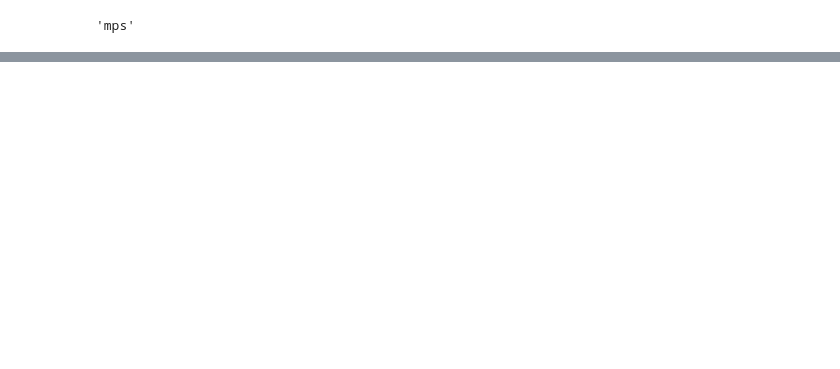
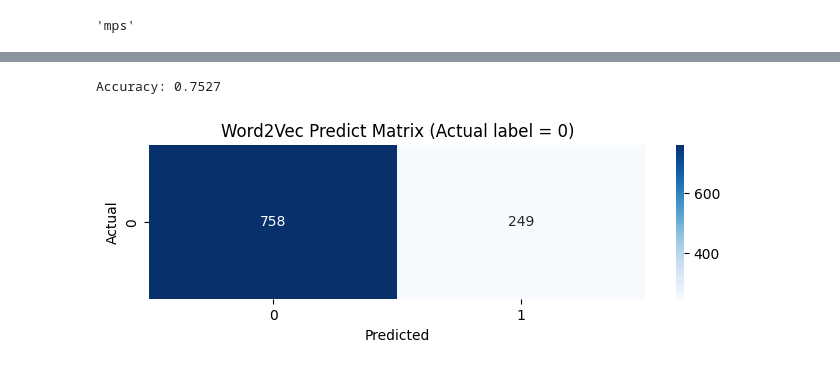
Before and after one commit to JimSu-TW/2024_Spring_DeepLearning_FinalProject, a Jupyter notebook: Classifier/MLP_NewData_Classifier.ipynb, the cells around one changed output, grey strips where cells are left out. Cells and saved outputs as stored; diff of their text form; code cells hidden in the pictures; blank space fills up the shorter version.

```diff
--- a/Classifier/MLP_NewData_Classifier.ipynb
+++ b/Classifier/MLP_NewData_Classifier.ipynb
@@ -67,0 +120,33 @@ breeze_data_df
+# %%
+# Word2Vec
+breeze_word2vec_data_df = pd.read_csv('../Data/breeze_word2vec_vector.csv')
+new_data = breeze_word2vec_data_df.iloc[:, 1:-1].values
+# 假设所有新数据的真实标签都是0
+true_labels = np.zeros(len(new_data))
+
+model_path = '../Data/Model/word2vec_mlp_10fold_model.pth.gz'
+scaler_path = '../Data/Model/word2vec_10fold_scaler.pkl.gz'
+
+predictions = classify_new_data(new_data, model_path, scaler_path)
+
+# 準確率
+accuracy = accuracy_score(true_labels, predictions)
+
+print(f'Accuracy: {accuracy:.4f}')
+
+# 计算混淆矩阵
+cm = confusion_matrix(true_labels, predictions)
+
+# 只保留实际标签为0的部分
+cm_actual_0 = cm[0].reshape(1, -1)
+
+# 绘制部分混淆矩阵
+plt.figure(figsize=(8, 2))
+sns.heatmap(cm_actual_0, annot=True, fmt='d', cmap='Blues', xticklabels=['0', '1'], yticklabels=['0'])
+plt.title('Word2Vec Predict Matrix (Actual label = 0)')
+plt.xlabel('Predicted')
+plt.ylabel('Actual')
+plt.show()
+# %% [output]
+Accuracy: 0.7527
+[figure, added]
```
Also changed, not shown: parts of 6 cells of this notebook, 14 other files.
